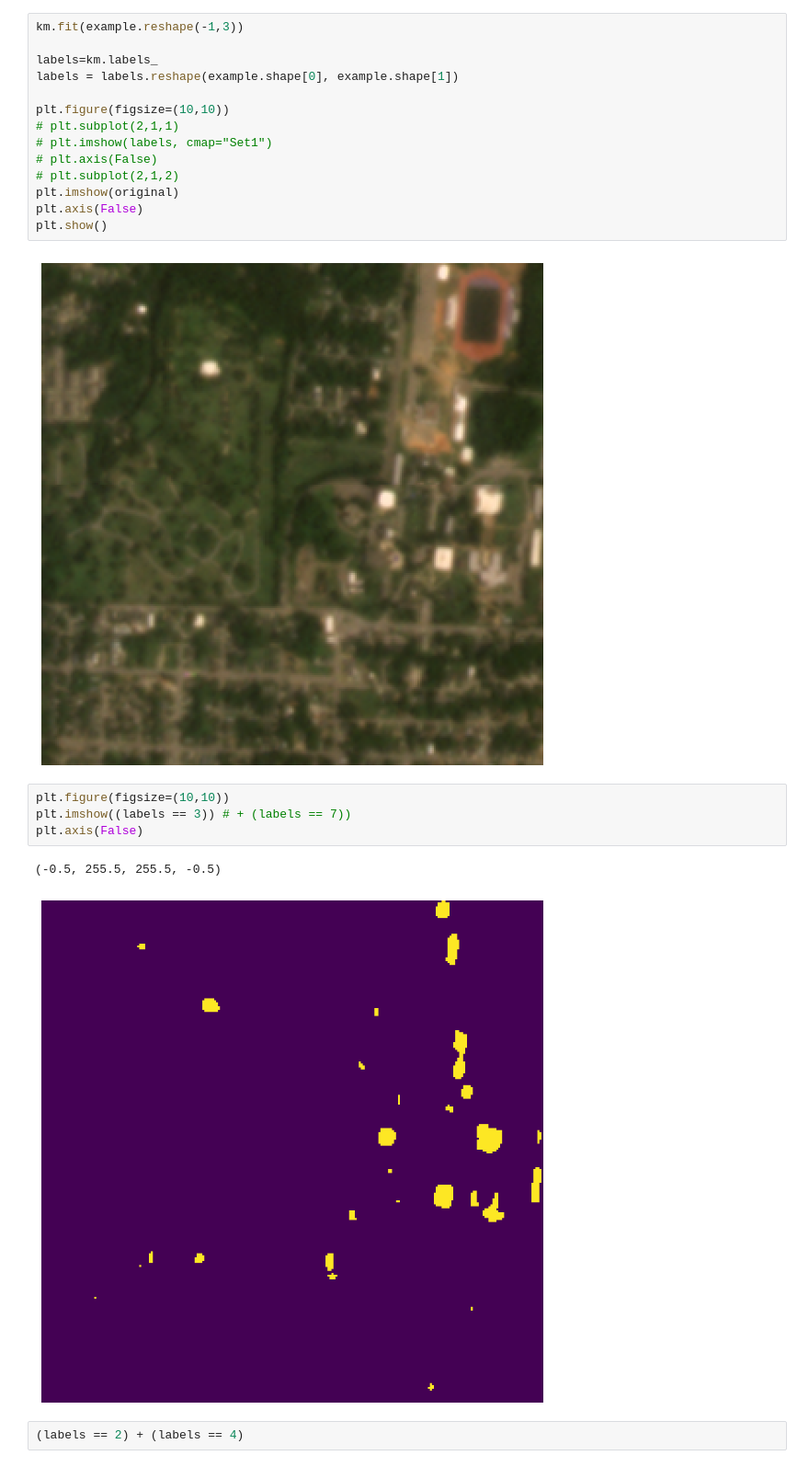
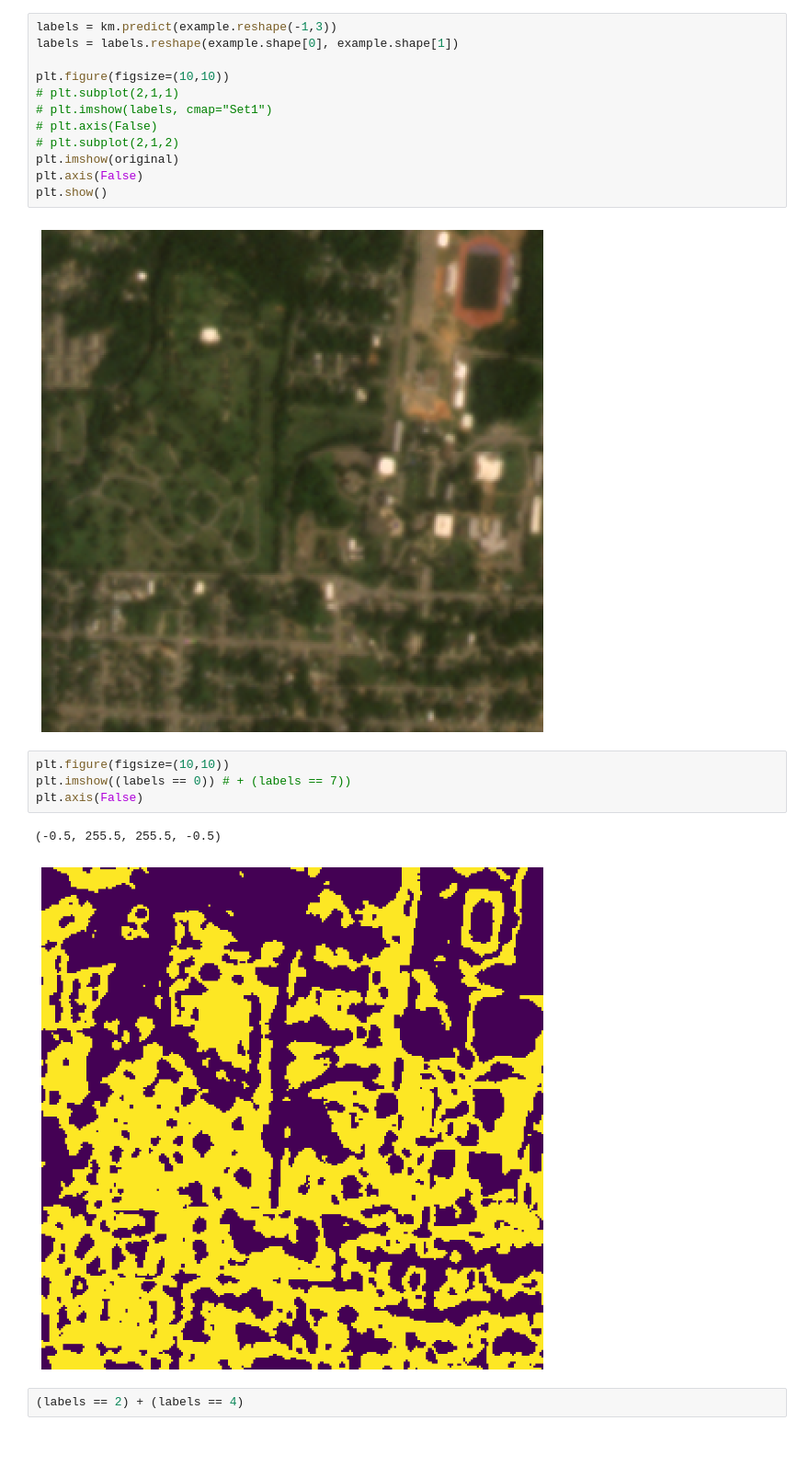
Before and after one commit to zcalhoun/lute, a Jupyter notebook: notebooks/create_kmeans_dataset.ipynb, the cells around one changed output. Shown at 92% size. Saved outputs shown, nothing was run; the diff lists cells and outputs as text.

```diff
--- a/notebooks/create_kmeans_dataset.ipynb
+++ b/notebooks/create_kmeans_dataset.ipynb
@@ -36,9 +32,7 @@ example = original / 255.
 example -= [0.260, 249, 0.155]
 example /= [0.191, 0.157, 0.134]
 # %%
-km.fit(example.reshape(-1,3))
-
-labels=km.labels_
+labels = km.predict(example.reshape(-1,3))
 labels = labels.reshape(example.shape[0], example.shape[1])
 
 plt.figure(figsize=(10,10))
@@ -53,11 +47,11 @@ plt.show()
 [figure]
 # %%
 plt.figure(figsize=(10,10))
-plt.imshow((labels == 3)) # + (labels == 7))
+plt.imshow((labels == 0)) # + (labels == 7))
 plt.axis(False)
 # %% [output]
 (-0.5, 255.5, 255.5, -0.5)
-[figure, old version]
+[figure, new version]
 # %%
 (labels == 2) + (labels == 4)
 # %% [output]
```
Also changed, not shown: parts of 4 cells of this notebook.
